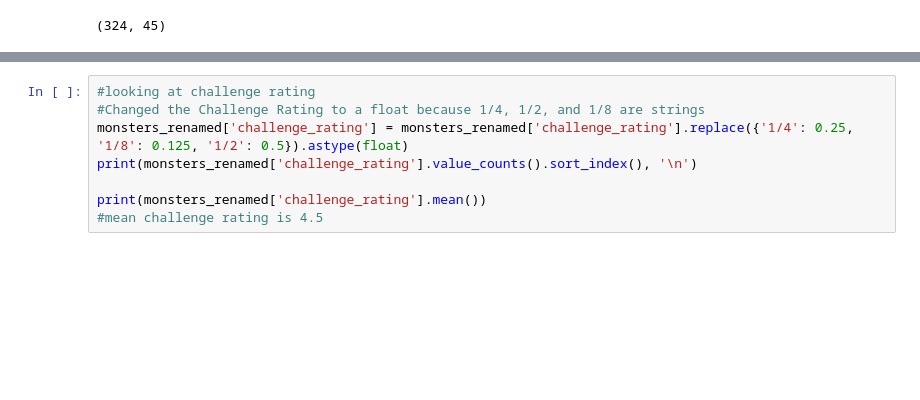
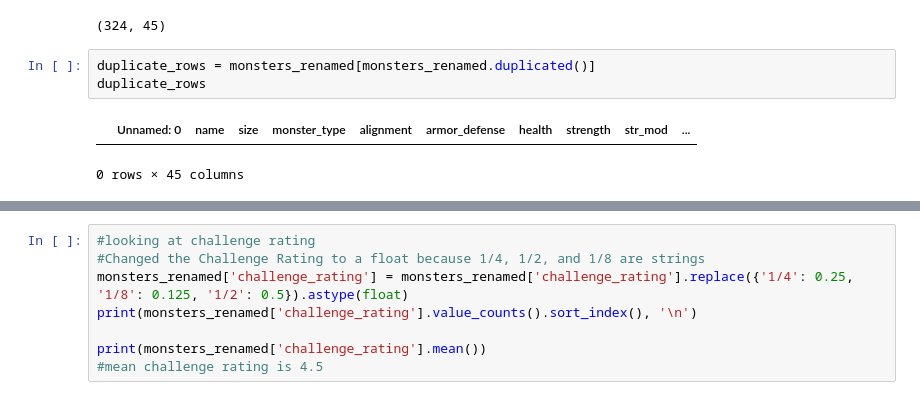
Before and after one commit to odelmas-sci/assignment-4-eda-checkpoint, a Jupyter notebook: checkpoint-two.ipynb, the cells around one changed output, grey strips where cells are left out. Saved outputs shown, nothing was run; the diff lists cells and outputs as text; blank space fills up the shorter version.

```diff
--- a/checkpoint-two.ipynb
+++ b/checkpoint-two.ipynb
@@ -114,3 +117,9 @@ When working on your code, make sure to leave comments so that your mentors can
 monsters_renamed.shape
 # %% [output]
 (324, 45)
+# %%
+duplicate_rows = monsters_renamed[monsters_renamed.duplicated()]
+duplicate_rows
+# %% [output]
+|  | Unnamed: 0 | name | size | monster_type | alignment | armor_defense | health | strength | str_mod | ... |
+0 rows × 45 columns
```
Also changed, not shown: parts of 7 cells of this notebook.
